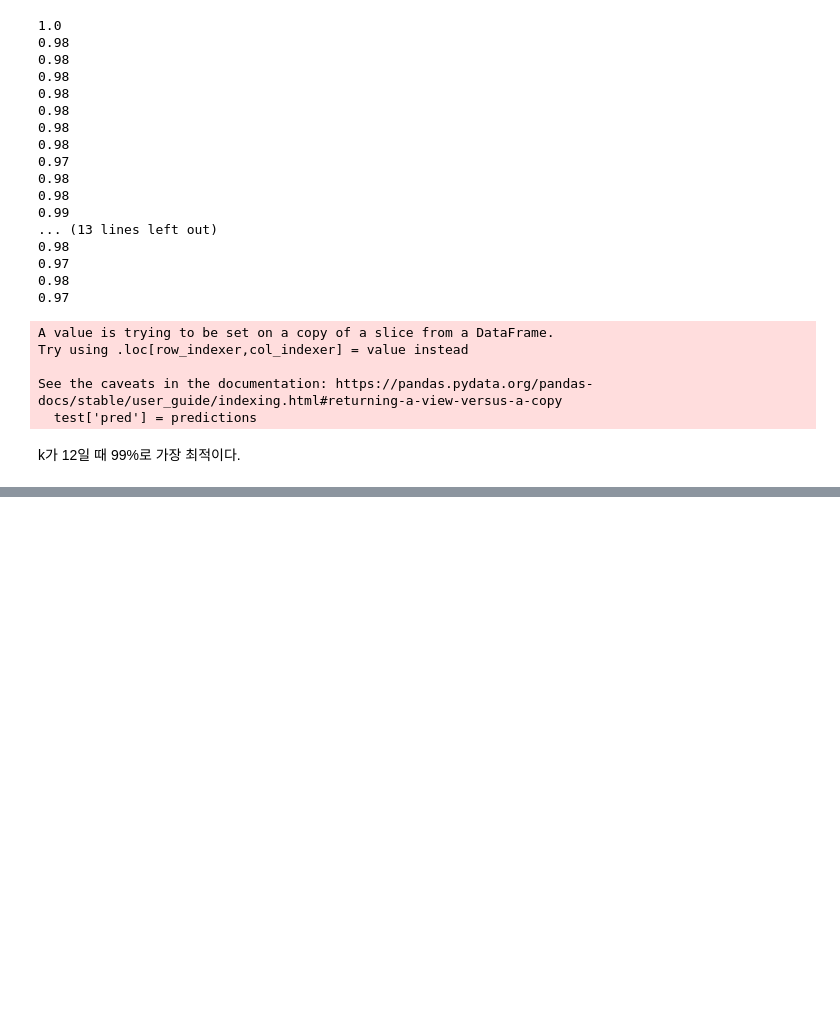
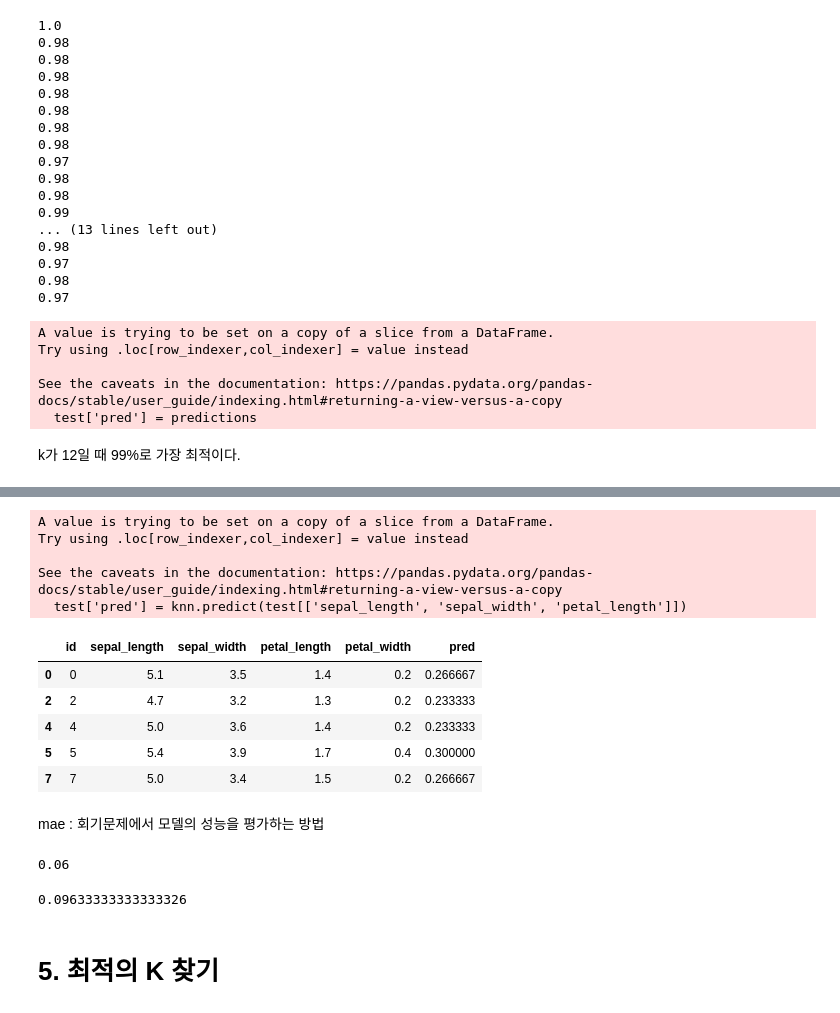
Before and after one commit to Jeong-Bin/Data-Analysis, a Jupyter notebook: 20_머신러닝 예측확률 높이기 with KNN.ipynb, the cells around one changed output, grey strips where cells are left out. Cells and saved outputs as stored; diff of their text form; code cells hidden in the pictures; blank space fills up the shorter version.

```diff
--- a/20_머신러닝 예측확률 높이기 with KNN.ipynb
+++ b/20_머신러닝 예측확률 높이기 with KNN.ipynb
@@ -224,0 +235,5 @@ k가 12일 때 99%로 가장 최적이다.
+# %%
+knn = KNeighborsRegressor(n_neighbors = 3)
+# %%
+knn.fit(train[['sepal_length', 'sepal_width', 'petal_length']], train['petal_width'])
+# 인풋변수와 타겟변수 지정
@@ -224,0 +267,34 @@ k가 12일 때 99%로 가장 최적이다.
+# %%
+test['pred'] = knn.predict(test[['sepal_length', 'sepal_width', 'petal_length']])
+# 위 데이터를 test['pred'] 컬럼에 저장
+test.head()
+# 연속형 데이터이기 때문에 분류형과는 다르게 완전히 똑같을 가능성이 거의 없다.
+# 따라서 실제값과 예측값과의 거리를 비교한다.
+# %% [output]
+A value is trying to be set on a copy of a slice from a DataFrame.
+Try using .loc[row_indexer,col_indexer] = value instead
+
+See the caveats in the documentation: https://pandas.pydata.org/pandas-docs/stable/user_guide/indexing.html#returning-a-view-versus-a-copy
+  test['pred'] = knn.predict(test[['sepal_length', 'sepal_width', 'petal_length']])
+|  | id | sepal_length | sepal_width | petal_length | petal_width | pred |
+| 0 | 0 | 5.1 | 3.5 | 1.4 | 0.2 | 0.266667 |
+| 2 | 2 | 4.7 | 3.2 | 1.3 | 0.2 | 0.233333 |
+| 4 | 4 | 5.0 | 3.6 | 1.4 | 0.2 | 0.233333 |
+| 5 | 5 | 5.4 | 3.9 | 1.7 | 0.4 | 0.300000 |
+| 7 | 7 | 5.0 | 3.4 | 1.5 | 0.2 | 0.266667 |
+# %% [markdown]
+mae : 회기문제에서 모델의 성능을 평가하는 방법
+# %%
+# mae 계산식 : 절대값(실제값 - 예측값)의 평균
+# 예시
+(abs(0.2-0.266667) + abs(0.2-0.233333) + abs(0.2-0.233333) + abs(0.4-0.3) + abs(0.2-0.266667))/5
+
+# 결과가 작을 수록 예측을 잘했다는 뜻.
+# %% [output]
+0.06
+# %%
+abs(test['petal_width']-test['pred']).mean()
+# %% [output]
+0.09633333333333326
+# %% [markdown]
+<h1> 5. 최적의 K 찾기
```
Also changed, not shown: parts of 9 cells of this notebook.
